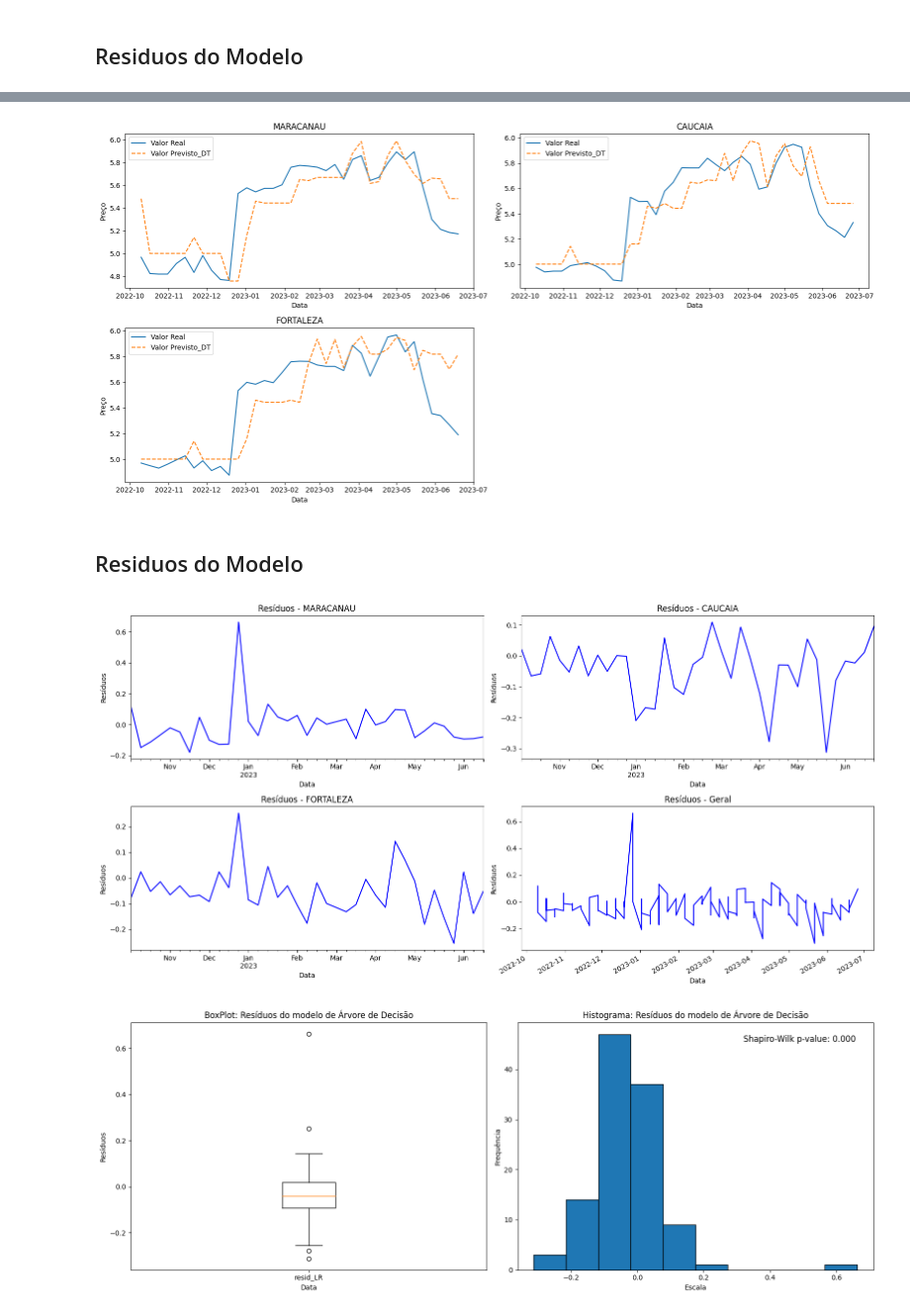
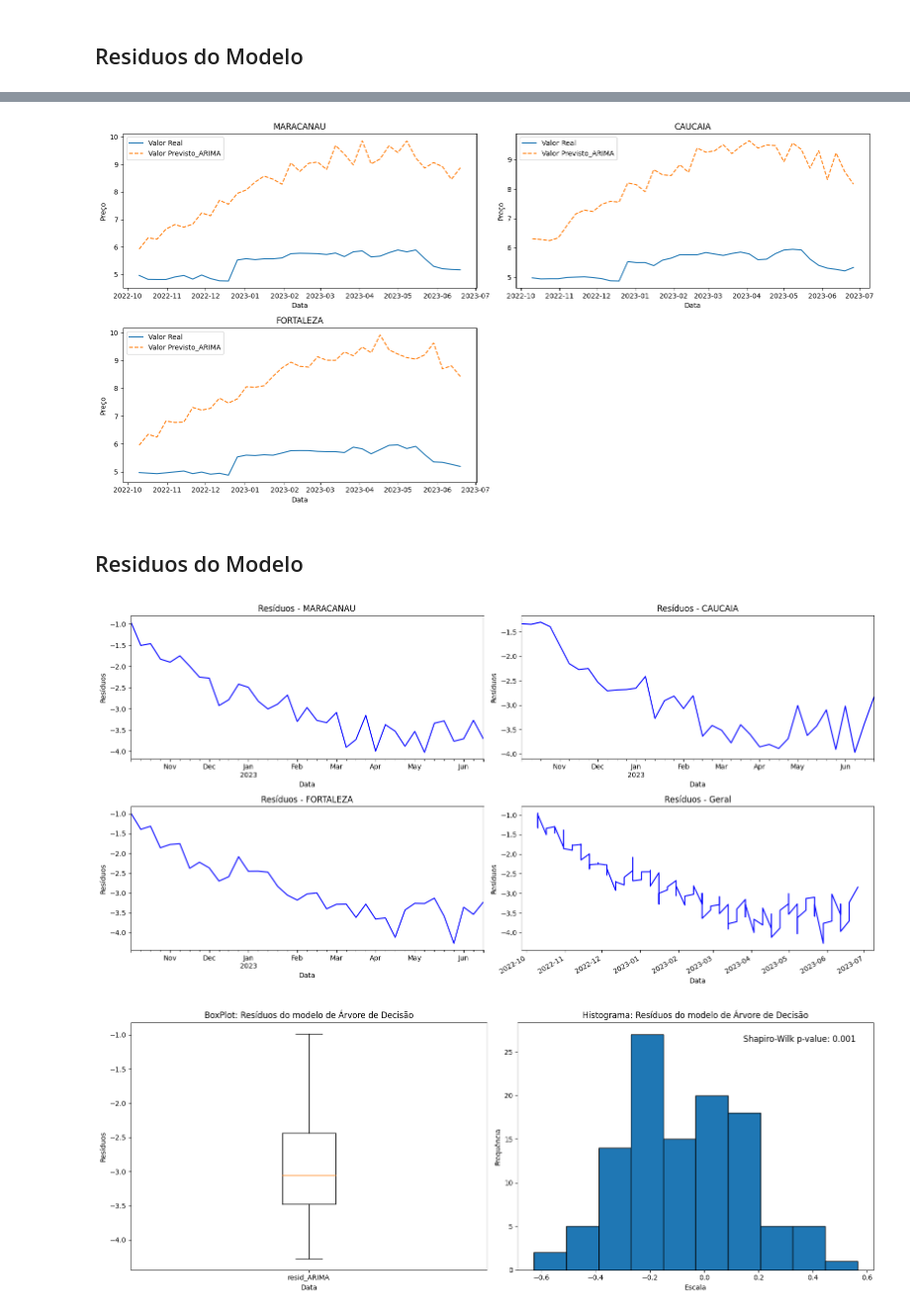
Before and after one commit to KaioBrasildS/Precos-de-Combustiveis-ANP, a Jupyter notebook: notebook_semanal.ipynb, the cells around one changed output, grey strips where cells are left out. Shown at 99% size. Saved outputs shown, nothing was run; the diff lists cells and outputs as text; code cells hidden in the pictures.

```diff
--- a/notebook_semanal.ipynb
+++ b/notebook_semanal.ipynb
@@ -485,5 +902,5 @@ plt.show()
 # %%
-municipios = df_comparacao['Municipio'].unique()
+municipios = df_previsoes['Municipio'].unique()
 
 # Definindo o número de linhas e colunas da grade
 n_municipios = len(municipios)
@@ -495,7 +912,7 @@ fig, axes = plt.subplots(n_rows, n_cols, figsize=(16, 4 * n_rows))
 axes = axes.flatten()  # Achatar a matriz de eixos para iteração
 
 for i, municipio in enumerate(municipios):
-    df_municipio = df_comparacao[df_comparacao['Municipio'] == municipio]
+    df_municipio = df_previsoes[df_previsoes['Municipio'] == municipio]
 
     axes[i].plot(df_municipio['Valor Real'], label='Valor Real')
     axes[i].plot(df_municipio['Valor Previsto_DT'], label='Valor Previsto_DT', linestyle='--')
@@ -577,19 +994,19 @@ from scipy.stats import shapiro
 fig, axes = plt.subplots(1, 2, figsize=(16, 6))
 
 # Plotar o boxplot no primeiro subplot
-axes[0].boxplot(df_comparacao[['resid_DT']].iloc[1:, :], labels=['resid_DT'])
+axes[0].boxplot(df_residuos[['resid_DT']].iloc[1:, :], labels=['resid_DT'])
 axes[0].set_title("BoxPlot: Resíduos do modelo de Árvore de Decisão")
 axes[0].set_xlabel('Data')
 axes[0].set_ylabel('Resíduos')
 
 # Plotar o histograma no segundo subplot
-df_comparacao['resid_DT'].plot(kind='hist', ax=axes[1], edgecolor='black')
+df_residuos['resid_DT'].plot(kind='hist', ax=axes[1], edgecolor='black')
 axes[1].set_title("Histograma: Resíduos do modelo de Árvore de Decisão")
 axes[1].set_xlabel('Escala')
 axes[1].set_ylabel('Frequência')
 
 # Realizar o teste de Shapiro-Wilk e adicionar o valor p ao histograma
-stat, p_value = shapiro(df_comparacao['resid_DT'].dropna())
+stat, p_value = shapiro(df_residuos['resid_DT'].dropna())
 axes[1].text(0.95, 0.95, f'Shapiro-Wilk p-value: {p_value:.3f}', transform=axes[1].transAxes,
              fontsize=12, verticalalignment='top', horizontalalignment='right')
 
@@ -601,7 +1018,7 @@ plt.show()
 from scipy.stats import shapiro
 
 # Supondo que o nome da coluna com os municípios seja 'Municipio'
-municipios = df_comparacao['Municipio'].unique()
+municipios = df_residuos['Municipio'].unique()
 
 # Definindo o número de linhas e colunas da grade
 n_municipios = len(municipios)
@@ -612,7 +1029,7 @@ n_rows = n_municipios  # Uma linha por município
 fig, axes = plt.subplots(n_rows, n_cols, figsize=(16, 4 * n_rows))
 
 for i, municipio in enumerate(municipios):
-    df_municipio = df_comparacao[df_comparacao['Municipio'] == municipio]
+    df_municipio = df_residuos[df_residuos['Municipio'] == municipio]
 
     # Plotando o histograma dos resíduos
     ax_hist = axes[i, 0]
@@ -752,5 +1275,5 @@ plt.show()
 # %%
-municipios = df_comparacao['Municipio'].unique()
+municipios = df_previsoes['Municipio'].unique()
 
 # Definindo o número de linhas e colunas da grade
 n_municipios = len(municipios)
@@ -762,10 +1285,10 @@ fig, axes = plt.subplots(n_rows, n_cols, figsize=(16, 4 * n_rows))
 axes = axes.flatten()  # Achatar a matriz de eixos para iteração
 
 for i, municipio in enumerate(municipios):
-    df_municipio = df_comparacao[df_comparacao['Municipio'] == municipio]
+    df_municipio = df_previsoes[df_previsoes['Municipio'] == municipio]
 
     axes[i].plot(df_municipio['Valor Real'], label='Valor Real')
-    axes[i].plot(df_municipio['Valor Previsto_DT'], label='Valor Previsto_DT', linestyle='--')
+    axes[i].plot(df_municipio['Valor Previsto_ARIMA'], label='Valor Previsto_ARIMA', linestyle='--')
     axes[i].set_title(f'{municipio}')
     axes[i].set_xlabel('Data')
     axes[i].set_ylabel('Preço')
@@ -778,12 +1301,15 @@ for j in range(i + 1, len(axes)):
 plt.tight_layout()
 plt.show()
 # %% [output]
-[figure, old version]
+[figure, new version]
 # %% [markdown]
 ## Residuos do Modelo
 # %%
+
+df_residuos['resid_ARIMA'] = df_previsoes['Valor Real'].subtract(df_previsoes['Valor Previsto_ARIMA'])
+
 # Supondo que o nome da coluna com os municípios seja 'Municipio'
-municipios = df_comparacao['Municipio'].unique()
+municipios = df_residuos['Municipio'].unique()
 
 # Definindo o número de subplots
 n_municipios = len(municipios) + 1  # Adiciona 1 para incluir o gráfico geral
@@ -799,29 +1325,29 @@ if n_rows == 1:
 
 # Definindo os gráficos manualmente
 # Gráfico para o primeiro município
-df_municipio1 = df_comparacao[df_comparacao['Municipio'] == municipios[0]]
-df_municipio1[['resid_LR']].plot(ax=axes[0, 0], color='b', legend=False)
+df_municipio1 = df_residuos[df_residuos['Municipio'] == municipios[0]]
+df_municipio1[['resid_ARIMA']].plot(ax=axes[0, 0], color='b', legend=False)
 axes[0, 0].set_title(f"Resíduos - {municipios[0]}")
 axes[0, 0].set_xlabel('Data')
 axes[0, 0].set_ylabel('Resíduos')
 
 # Gráfico para o segundo município
-df_municipio2 = df_comparacao[df_comparacao['Municipio'] == municipios[1]]
-df_municipio2[['resid_LR']].plot(ax=axes[0, 1], color='b', legend=False)
+df_municipio2 = df_residuos[df_residuos['Municipio'] == municipios[1]]
+df_municipio2[['resid_ARIMA']].plot(ax=axes[0, 1], color='b', legend=False)
 axes[0, 1].set_title(f"Resíduos - {municipios[1]}")
 axes[0, 1].set_xlabel('Data')
 axes[0, 1].set_ylabel('Resíduos')
 
 # Se houver um terceiro município, plotá-lo na segunda linha
 if n_municipios > 2:
-    df_municipio3 = df_comparacao[df_comparacao['Municipio'] == municipios[2]]
-    df_municipio3[['resid_LR']].plot(ax=axes[1, 0], color='b', legend=False)
+    df_municipio3 = df_residuos[df_residuos['Municipio'] == municipios[2]]
+    df_municipio3[['resid_ARIMA']].plot(ax=axes[1, 0], color='b', legend=False)
     axes[1, 0].set_title(f"Resíduos - {municipios[2]}")
     axes[1, 0].set_xlabel('Data')
     axes[1, 0].set_ylabel('Resíduos')
 
 # Plotando o gráfico geral
-df_comparacao[['resid_LR']].plot(ax=axes[1, 1], color='b', legend=False)
+df_residuos[['resid_ARIMA']].plot(ax=axes[1, 1], color='b', legend=False)
 axes[1, 1].set_title("Resíduos - Geral")
 axes[1, 1].set_xlabel('Data')
 axes[1, 1].set_ylabel('Resíduos')
@@ -833,36 +1359,37 @@ for j in range(n_municipios, len(axes.flatten())):
 plt.tight_layout()
 plt.show()
 # %% [output]
-[figure, old version]
+[figure, new version]
 # %%
+import matplotlib.pyplot as plt
 from scipy.stats import shapiro
 
 # Calcular os resíduos
 
 # Criar uma figura com dois subplots lado a lado
 fig, axes = plt.subplots(1, 2, figsize=(16, 6))
 
 # Plotar o boxplot no primeiro subplot
-axes[0].boxplot(df_comparacao[['resid_LR']].iloc[1:, :], labels=['resid_LR'])
+axes[0].boxplot(df_residuos[['resid_ARIMA']].iloc[1:, :], labels=['resid_ARIMA'])
 axes[0].set_title("BoxPlot: Resíduos do modelo de Árvore de Decisão")
 axes[0].set_xlabel('Data')
 axes[0].set_ylabel('Resíduos')
 
 # Plotar o histograma no segundo subplot
-df_comparacao['resid_LR'].plot(kind='hist', ax=axes[1], edgecolor='black')
+df_residuos['resid_DT'].plot(kind='hist', ax=axes[1], edgecolor='black')
 axes[1].set_title("Histograma: Resíduos do modelo de Árvore de Decisão")
 axes[1].set_xlabel('Escala')
 axes[1].set_ylabel('Frequência')
 
 # Realizar o teste de Shapiro-Wilk e adicionar o valor p ao histograma
-stat, p_value = shapiro(df_comparacao['resid_LR'].dropna())
+stat, p_value = shapiro(df_residuos['resid_ARIMA'].dropna())
 axes[1].text(0.95, 0.95, f'Shapiro-Wilk p-value: {p_value:.3f}', transform=axes[1].transAxes,
              fontsize=12, verticalalignment='top', horizontalalignment='right')
 
 plt.tight_layout()
 plt.show()
 # %% [output]
-[figure, old version]
+[figure, new version]
 # %%
 from scipy.stats import shapiro
 
```
Also changed, not shown: parts of 40 cells of this notebook, 1 other file.
